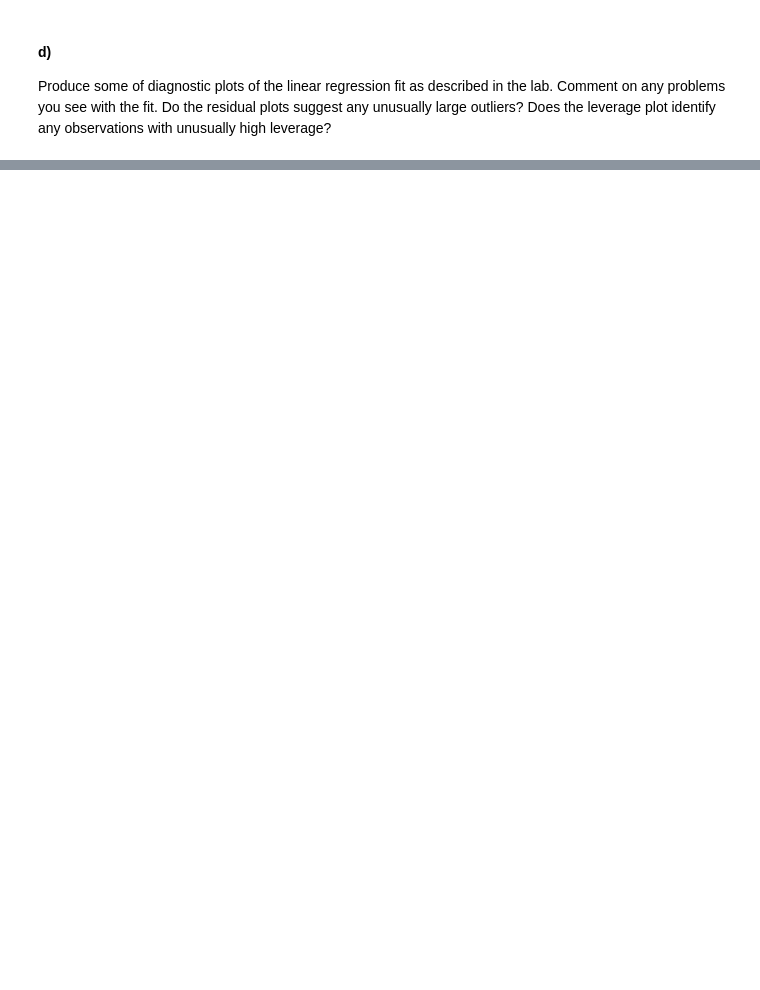
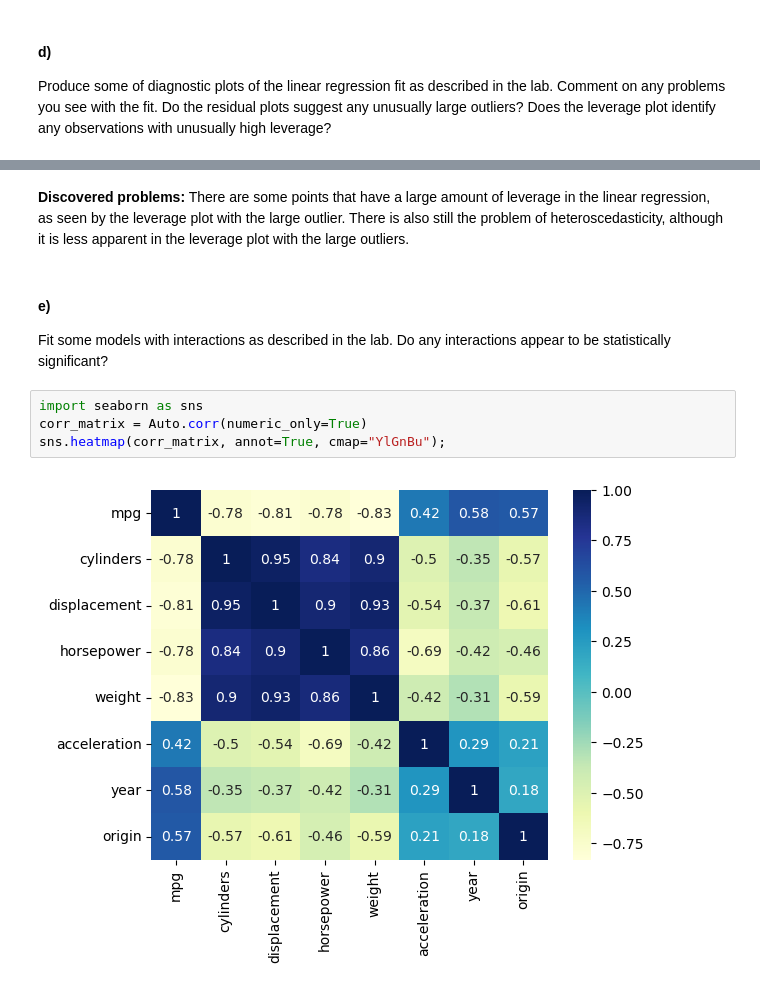
Before and after one commit to jack-rutherford/MATH313, a Jupyter notebook: Rutherford_Jack_Chapter3_AP.ipynb, the cells around one changed output, grey strips where cells are left out. Drawn from its saved outputs; the diff is of its cells as text; blank space fills up the shorter version.

Commit message:
Finished Chapter 3 Applied Problems

```diff
--- a/Rutherford_Jack_Chapter3_AP.ipynb
+++ b/Rutherford_Jack_Chapter3_AP.ipynb
@@ -195,0 +242,11 @@ Produce some of diagnostic plots of the linear regression fit as described in th
+# %% [markdown]
+<strong>Discovered problems:</strong> There are some points that have a large amount of leverage in the linear regression, as seen by the leverage plot with the large outlier. There is also still the problem of heteroscedasticity, although it is less apparent in the leverage plot with the large outliers.
+# %% [markdown]
+#### e)
+Fit some models with interactions as described in the lab. Do any interactions appear to be statistically significant?
+# %%
+import seaborn as sns
+corr_matrix = Auto.corr(numeric_only=True)
+sns.heatmap(corr_matrix, annot=True, cmap="YlGnBu");
+# %% [output]
+[figure, added]
```
Also changed, not shown: parts of 60 cells of this notebook.
